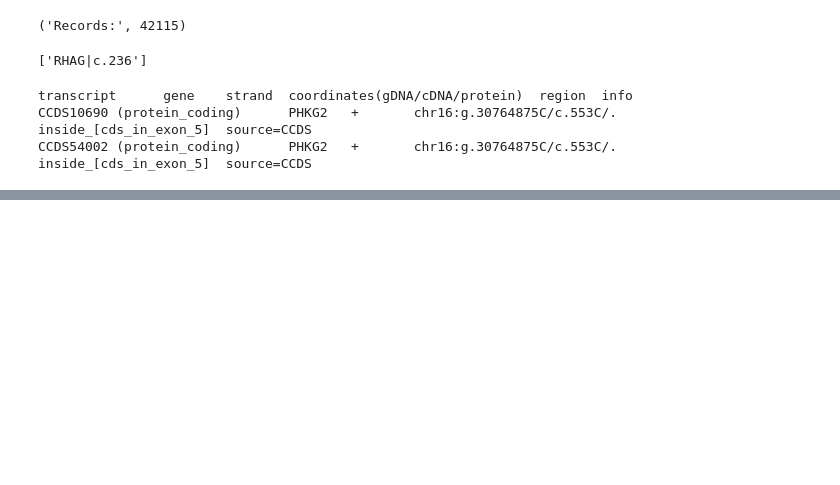
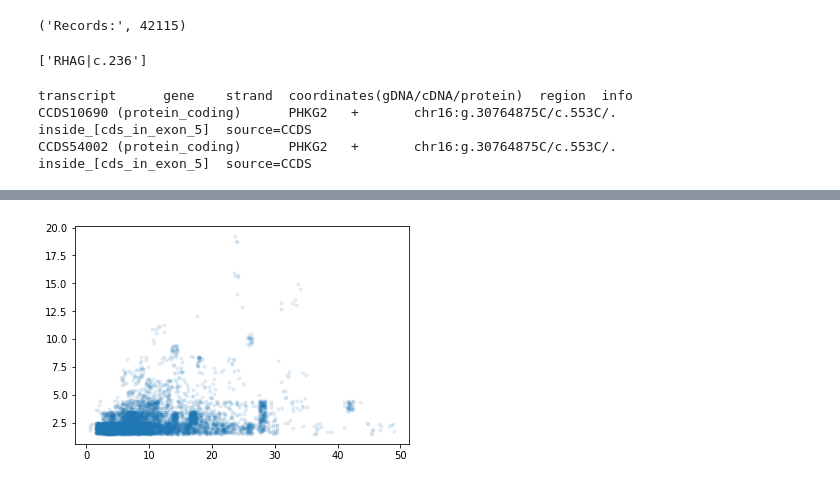
Before and after one commit to kantale/MutationInfo, a Jupyter notebook: abstracts/abstracts_2.ipynb, the cells around one changed output, grey strips where cells are left out. Drawn from its saved outputs; the diff is of its cells as text; code cells hidden in the pictures; blank space fills up the shorter version.

Commit message:
plot tr vep

```diff
--- a/abstracts/abstracts_2.ipynb
+++ b/abstracts/abstracts_2.ipynb
@@ -1287,12 +1287,20 @@ import json
 
 def vep_info(vep):
     # Take only the essential info
+
+    print json.dumps(vep, indent=4)
+    transcripts = [x['transcript_id'] for x in vep['transcript_consequences']]
+    #transcripts = set(transcripts)
+    print transcripts
+    assert False
+
     ret = {
         'chr': vep['seq_region_name'],
         'start' : vep['start'],
         'end' : vep['end'],
         'allele_string' : vep['allele_string'].split('/'),
         'strand' : vep['strand'],
+        'tr': len(transcripts)
     }
 
     return ret
@@ -1310,6 +1318,8 @@ def load_vep_results(fn):
             #assert False
 
             for variant in data:
+                if not 'BRCA1' in variant['id']:
+                    continue
                 ret[variant['id']] = vep_info(variant)
 
     print 'Lines:', c
@@ -1475,6 +1509,7 @@ def add_one(d, key):
 def load_transvar_results(fn):
 
     stats_3 = {}
+    vep_tr_transcripts = []
 
     c = 0
     with open(fn) as f:
@@ -1580,6 +1615,7 @@ def load_transvar_results(fn):
             vep_concordant = False
             vep_discordant = False
             transcript_counter = 0
+
             for k,v in transvar_info.iteritems():
                 if more_than_one:
                     if not more_than_one_marked:
@@ -1652,8 +1688,7 @@ def load_transvar_results(fn):
                 if not vep_concordant and not vep_discordant:
                     add_one(stats_3, 'not_vep_concordant_not_discordant')
 
-
-
+                vep_tr_transcripts.append((vep_info['tr'], transcript_counter))
 
             if hgvs_vep_concordance and reference_found and not reference_not_found and vep_concordant and not vep_discordant:
                 add_one(stats_3, 'ALL_PERFECT')
@@ -1661,10 +1696,13 @@ def load_transvar_results(fn):
             #print (stats_3)
             #assert False
 
-    print (json.dumps(stats_3, indent=4))
+    print json.dumps(stats_3, indent=4)
+    print 'Length of vep_tr_transcripts:', len(vep_tr_transcripts)
+
+    return vep_tr_transcripts
 
 #load_transvar_results('parsed_abstracts_transvar.json')
-load_transvar_results('parsed_abstracts.json')
+plot_data = load_transvar_results('parsed_abstracts.json')
 # %% [output]
 Records: 10000
 Records: 20000
@@ -1691,0 +1748,6 @@ hgvs =
+# %%
+import random
+plt.plot([x[0] + (random.random()-0.5) for x in plot_data if x[1]>1], [x[1] + (random.random()-0.5) for x in plot_data if x[1]>1], '.', alpha=0.1)
+plt.show()
+# %% [output]
+[figure, added]
```
Also changed, not shown: parts of 9 cells of this notebook.
